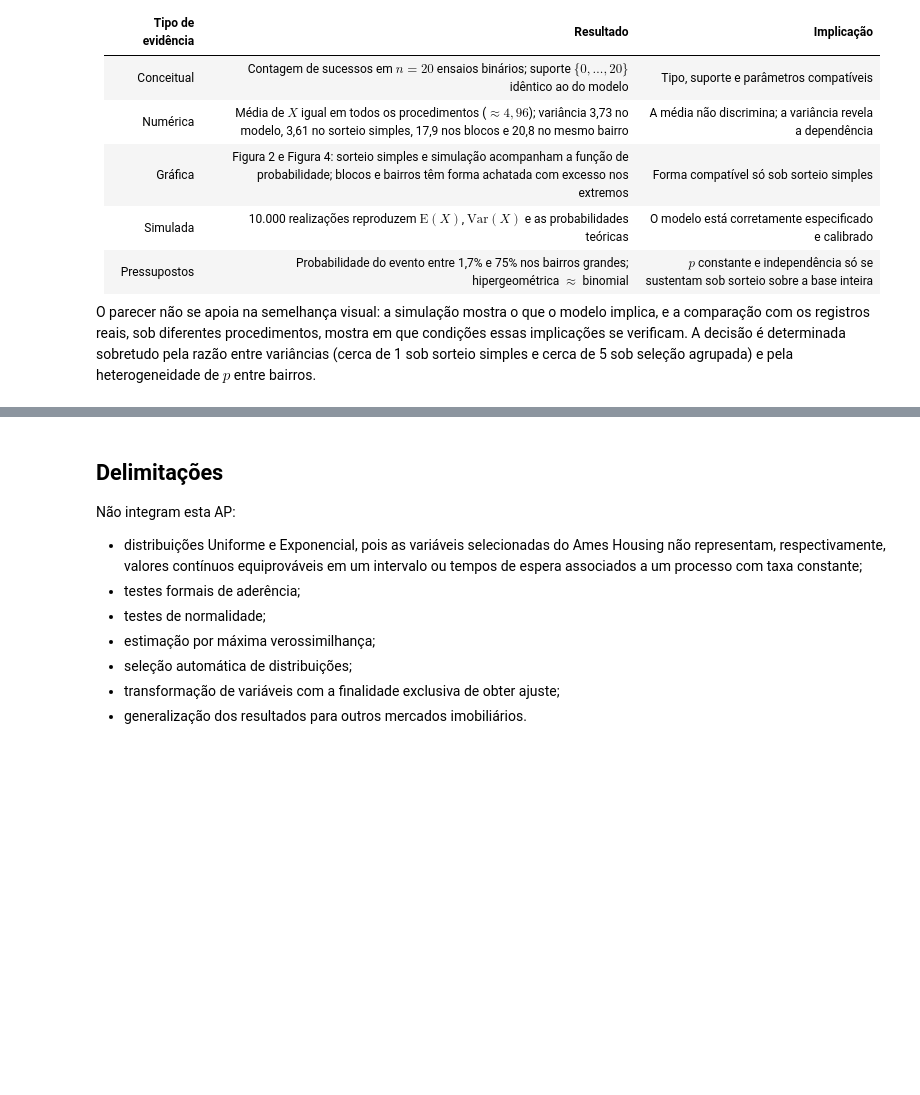
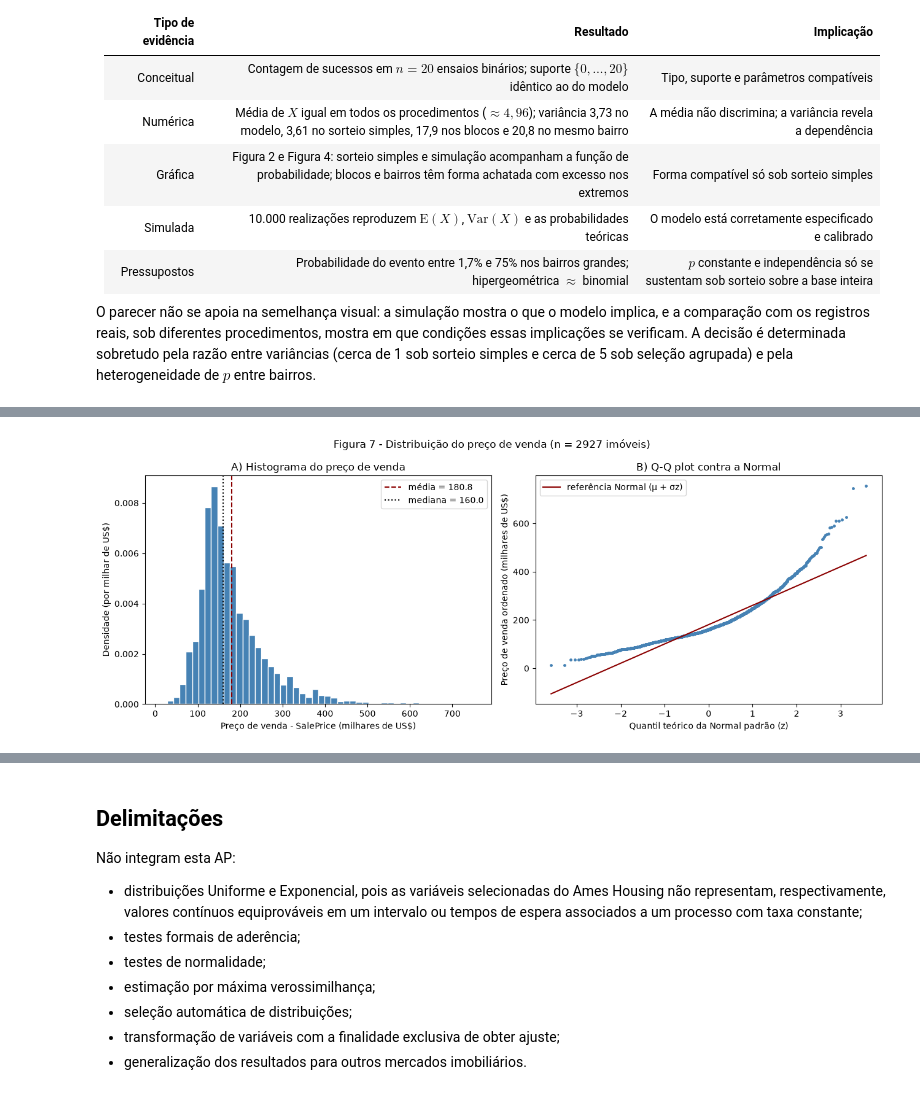
Before and after one commit to henriquelca/TrabalhoMQ, a Jupyter notebook: notebooks/ap2.ipynb, the cells around one changed output, grey strips where cells are left out. Saved outputs shown, nothing was run; the diff lists cells and outputs as text; code cells hidden in the pictures; blank space fills up the shorter version.

```diff
--- a/notebooks/ap2.ipynb
+++ b/notebooks/ap2.ipynb
@@ -1025,0 +1411,6 @@ O parecer não se apoia na semelhança visual: a simulação mostra o que o mode
+# %%
+preco = dados["SalePrice"]
+print(
+    f"observações válidas = {int(preco.notna().sum())}; ausentes = {int(preco.isna().sum())}; "
+    f"tipo = {preco.dtype}; valores distintos = {preco.nunique()}"
+)
@@ -1025,0 +1513,27 @@ O parecer não se apoia na semelhança visual: a simulação mostra o que o mode
+# %%
+preco_mil = preco / 1000
+z_teorico = stats.norm.ppf((np.arange(1, preco.size + 1) - 0.5) / preco.size)
+
+fig, (ax_hist, ax_qq) = plt.subplots(1, 2, figsize=(13, 5))
+
+ax_hist.hist(preco_mil, bins=50, density=True, color="steelblue", edgecolor="white")
+ax_hist.axvline(preco_mil.mean(), color="darkred", linestyle="--", label=f"média = {preco_mil.mean():.1f}")
+ax_hist.axvline(preco_mil.median(), color="black", linestyle=":", label=f"mediana = {preco_mil.median():.1f}")
+ax_hist.set_xlabel("Preço de venda - SalePrice (milhares de US$)")
+ax_hist.set_ylabel("Densidade (por milhar de US$)")
+ax_hist.set_title("A) Histograma do preço de venda")
+ax_hist.legend()
+
+ax_qq.scatter(z_teorico, np.sort(preco_mil), s=6, color="steelblue")
+ax_qq.plot(z_teorico, preco_mil.mean() + preco_mil.std() * z_teorico, color="darkred",
+           label="referência Normal (μ + σz)")
+ax_qq.set_xlabel("Quantil teórico da Normal padrão (z)")
+ax_qq.set_ylabel("Preço de venda ordenado (milhares de US$)")
+ax_qq.set_title("B) Q-Q plot contra a Normal")
+ax_qq.legend()
+
+fig.suptitle(f"Figura 7 - Distribuição do preço de venda (n = {preco.size} imóveis)")
+fig.tight_layout()
+plt.show()
+# %% [output]
+[figure, added]
```
Also changed, not shown: parts of 65 cells of this notebook.
